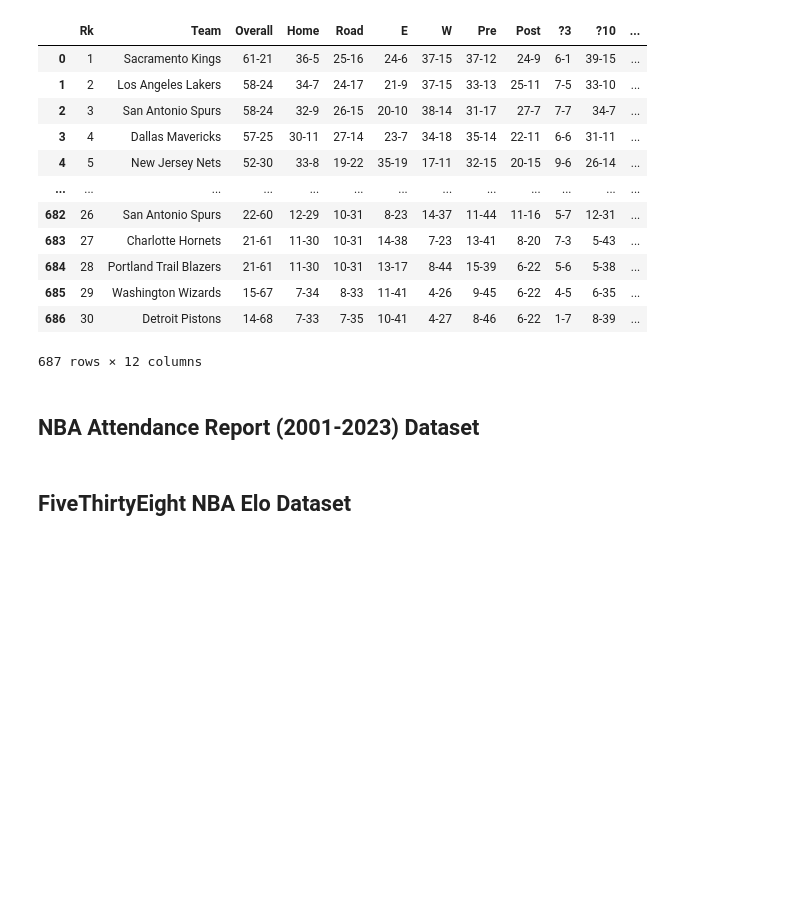
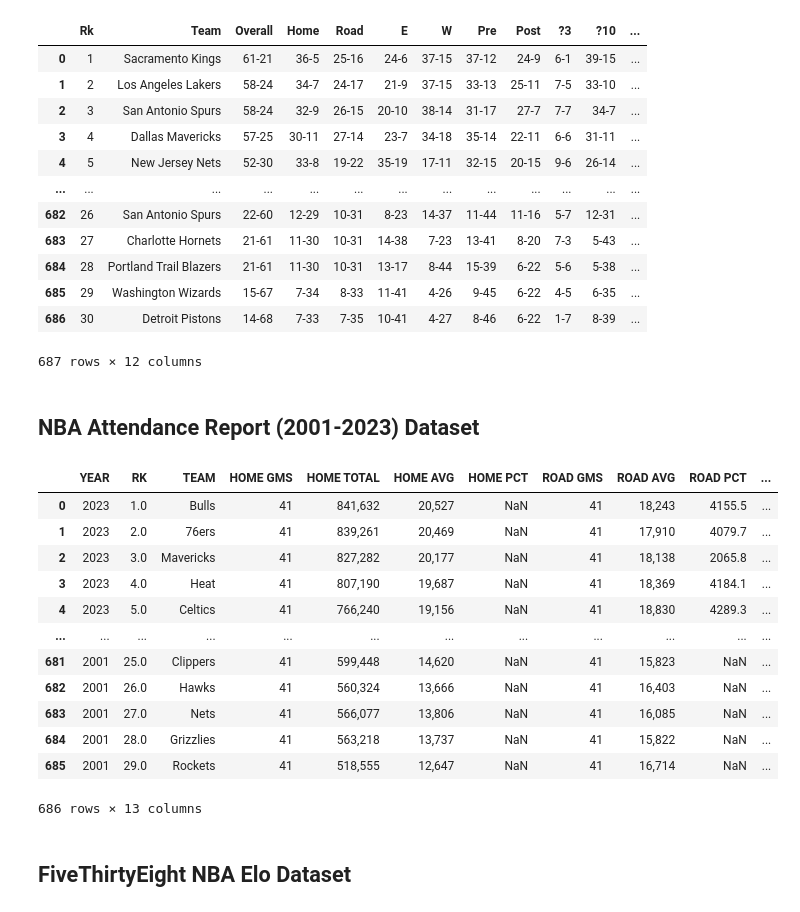
Before and after one commit to katieki/COGS108-Group159-FA24, a Jupyter notebook: DataCheckpoint_Group159-FA24.ipynb, the cells around one changed output. Drawn from its saved outputs; the diff is of its cells as text; code cells hidden in the pictures; blank space fills up the shorter version.

Commit message:
Show dataframes

```diff
--- a/DataCheckpoint_Group159-FA24.ipynb
+++ b/DataCheckpoint_Group159-FA24.ipynb
@@ -102,7 +102,22 @@ df_nba_standings
 # %%
 ## YOUR CODE TO LOAD/CLEAN/TIDY/WRANGLE THE DATA GOES HERE
 ## FEEL FREE TO ADD MULTIPLE CELLS PER SECTION
 df_att_reports = pd.read_csv('nba_attendance_report_2001-2023.csv')
+df_att_reports
+# %% [output]
+|  | YEAR | RK | TEAM | HOME GMS | HOME TOTAL | HOME AVG | HOME PCT | ROAD GMS | ROAD AVG | ROAD PCT | ... |
+| 0 | 2023 | 1.0 | Bulls | 41 | 841,632 | 20,527 | NaN | 41 | 18,243 | 4155.5 | ... |
+| 1 | 2023 | 2.0 | 76ers | 41 | 839,261 | 20,469 | NaN | 41 | 17,910 | 4079.7 | ... |
+| 2 | 2023 | 3.0 | Mavericks | 41 | 827,282 | 20,177 | NaN | 41 | 18,138 | 2065.8 | ... |
+| 3 | 2023 | 4.0 | Heat | 41 | 807,190 | 19,687 | NaN | 41 | 18,369 | 4184.1 | ... |
+| 4 | 2023 | 5.0 | Celtics | 41 | 766,240 | 19,156 | NaN | 41 | 18,830 | 4289.3 | ... |
+| ... | ... | ... | ... | ... | ... | ... | ... | ... | ... | ... | ... |
+| 681 | 2001 | 25.0 | Clippers | 41 | 599,448 | 14,620 | NaN | 41 | 15,823 | NaN | ... |
+| 682 | 2001 | 26.0 | Hawks | 41 | 560,324 | 13,666 | NaN | 41 | 16,403 | NaN | ... |
+| 683 | 2001 | 27.0 | Nets | 41 | 566,077 | 13,806 | NaN | 41 | 16,085 | NaN | ... |
+| 684 | 2001 | 28.0 | Grizzlies | 41 | 563,218 | 13,737 | NaN | 41 | 15,822 | NaN | ... |
+| 685 | 2001 | 29.0 | Rockets | 41 | 518,555 | 12,647 | NaN | 41 | 16,714 | NaN | ... |
+686 rows × 13 columns
 # %% [markdown]
 ## FiveThirtyEight NBA Elo Dataset
 # %%
```
Also changed, not shown: parts of 1 cell of this notebook.
